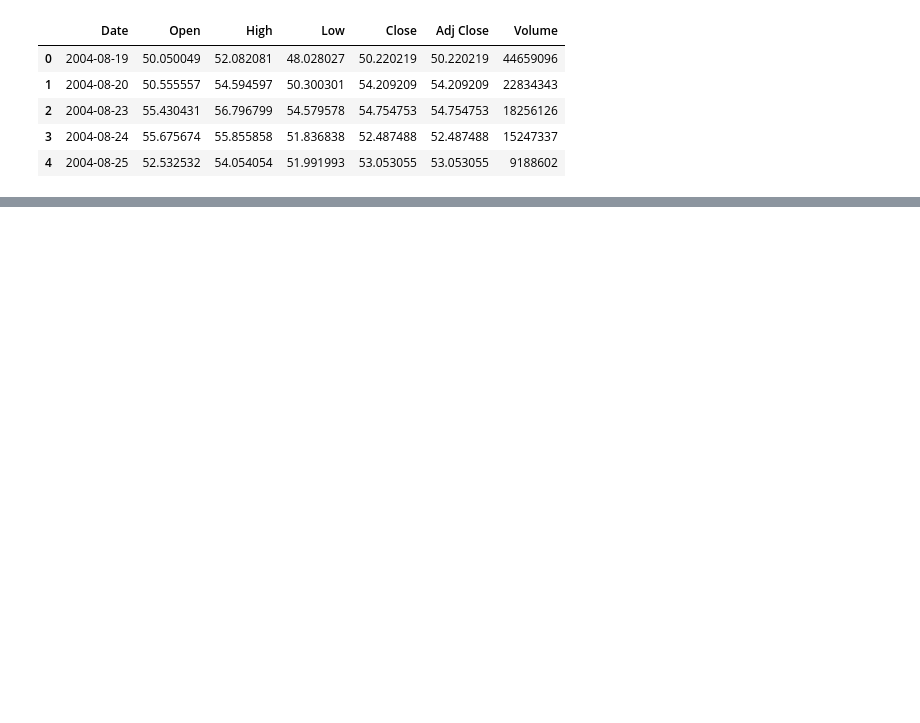
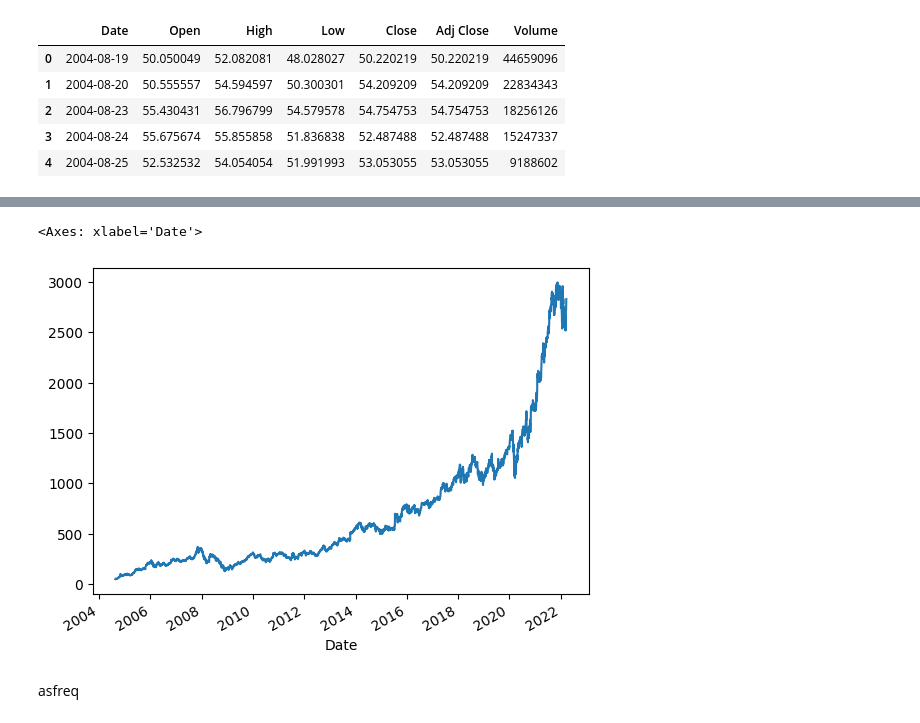
Before and after one commit to showmik121/My_Python_code, a Jupyter notebook: Advanced_python/time_series_analysis.ipynb, the cells around one changed output, grey strips where cells are left out. Saved outputs shown, nothing was run; the diff lists cells and outputs as text; code cells hidden in the pictures; blank space fills up the shorter version.

```diff
--- a/Advanced_python/time_series_analysis.ipynb
+++ b/Advanced_python/time_series_analysis.ipynb
@@ -13,0 +82,2 @@ df.head()
+# %%
+df['Date']=pd.to_datetime(df['Date'])
@@ -13,0 +93,2 @@ df.head()
+# %%
+df.set_index('Date',inplace=True)
@@ -13,0 +341,7 @@ df.head()
+# %%
+df['Close'].plot(kind='line')
+# %% [output]
+<Axes: xlabel='Date'>
+[figure, added]
+# %% [markdown]
+asfreq
```
Also changed, not shown: parts of 65 cells of this notebook.
